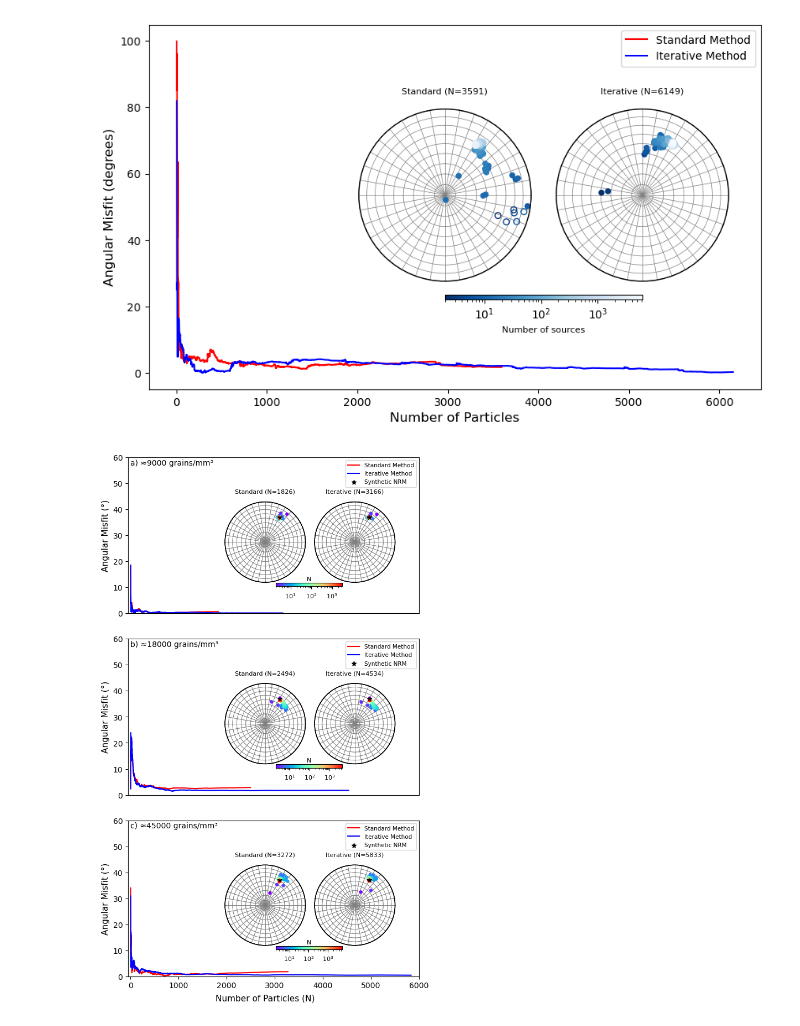
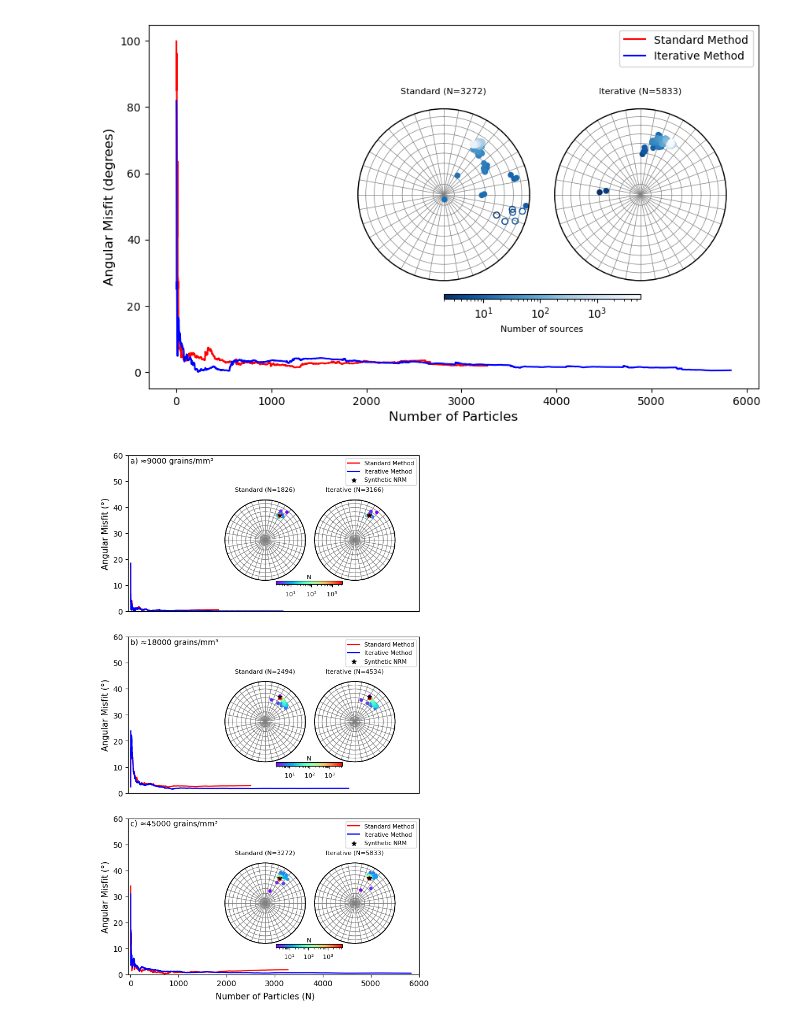
Before and after one commit to compgeolab/micromag-interfering-sources, a Jupyter notebook: code/different_grain_density_maps/plot_stereograms_synthetic_data.ipynb, the cells around one changed output. Cells and saved outputs as stored; diff of their text form; code cells hidden in the pictures.

```diff
--- a/code/different_grain_density_maps/plot_stereograms_synthetic_data.ipynb
+++ b/code/different_grain_density_maps/plot_stereograms_synthetic_data.ipynb
@@ -76,7 +76,7 @@ dipole_moment_iterative = np.array([
 r2_standard = np.array(r2_all_standard)
 r2_iterative = np.array(r2_all_iterative)
 
-r2 = 0.85#-np.inf
+r2 = 0.9#-np.inf
 dipole_moment_standard = dipole_moment_standard[r2_standard >= r2]
 dipole_moment_iterative = dipole_moment_iterative[r2_iterative >= r2]
 
@@ -163,34 +163,34 @@ for pos, (title, (inc, dec, vector_sum)) in zip(projection_positions, zip(titles
     # Criar a projeção estereográfica
     projection = mg.StereographicProjection(new_vector_sum)
 
     # Adicionar a área para o gráfico de projeção estereográfica
     inset_ax = fig.add_axes(pos)
 
     # Configurar kwargs para o scatter plot
     kwargs = dict(s=30, cmap=cmap, vmin=2, vmax=maximum, cmap_norm=cmap_norm)
 
     # Plotar a projeção estereográfica no inset
     tmp = projection.plot(ax=inset_ax, add_ticks=False,  **kwargs)
 
     # Adicionar a quantidade de fontes no título
     num_sources = len(inc)
     inset_ax.set_title(f"{title} (N={num_sources})", fontsize=8)
 
 # Configuração da barra de cores compartilhada
 clb = fig.colorbar(
     tmp,
     ax=ax,
     cax=fig.add_axes([0.5, 0.3, 0.25, 0.01]),
     # format="%.0g",
     orientation="horizontal",
 )
 clb.set_label(label="Number of sources", fontsize=8)
 clb.ax.tick_params(labelsize=10)
 
 # plt.tight_layout()  # Ajusta o layout automaticamente
 plt.show()
 # %% [output]
-[figure, old version]
+[figure, new version]
 # %%
 # Lista de pastas a serem processadas
 # Lista de pastas a serem processadas
```
Also changed, not shown: parts of 1 cell of this notebook, 6 other files.
